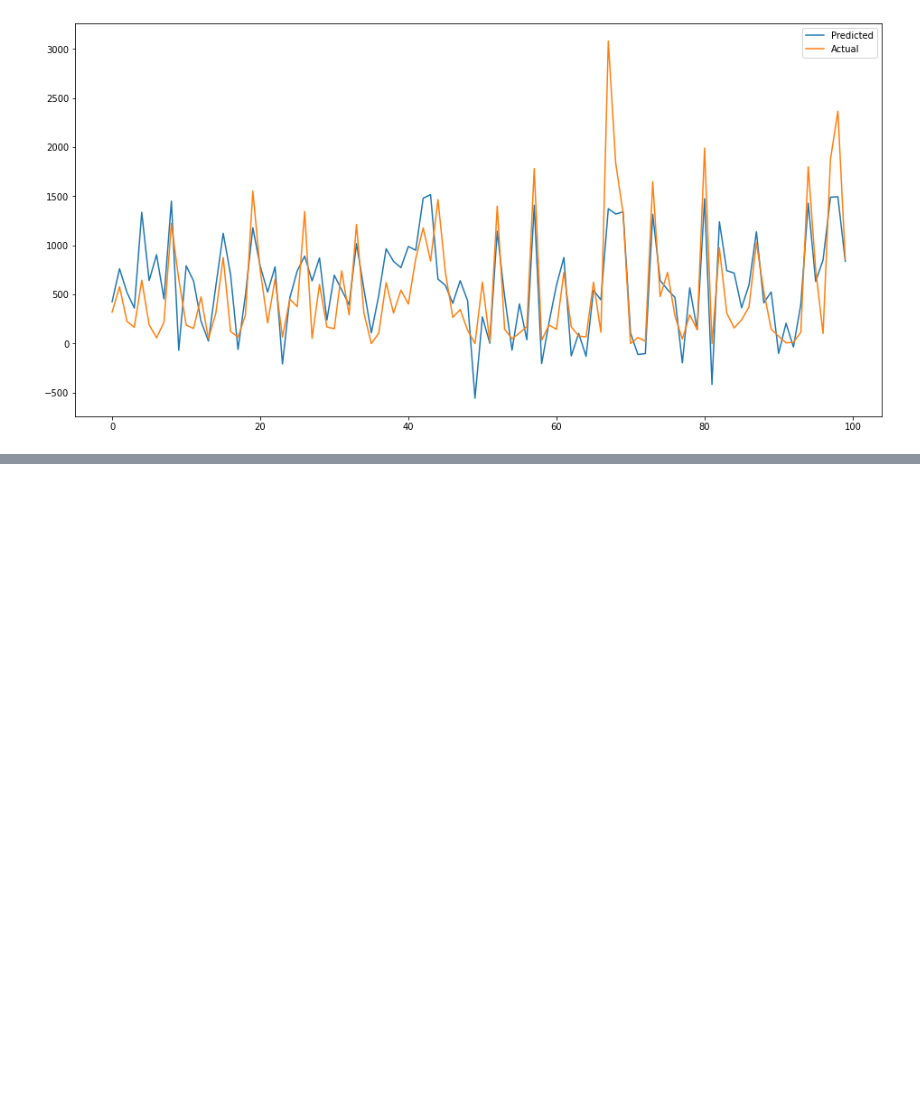
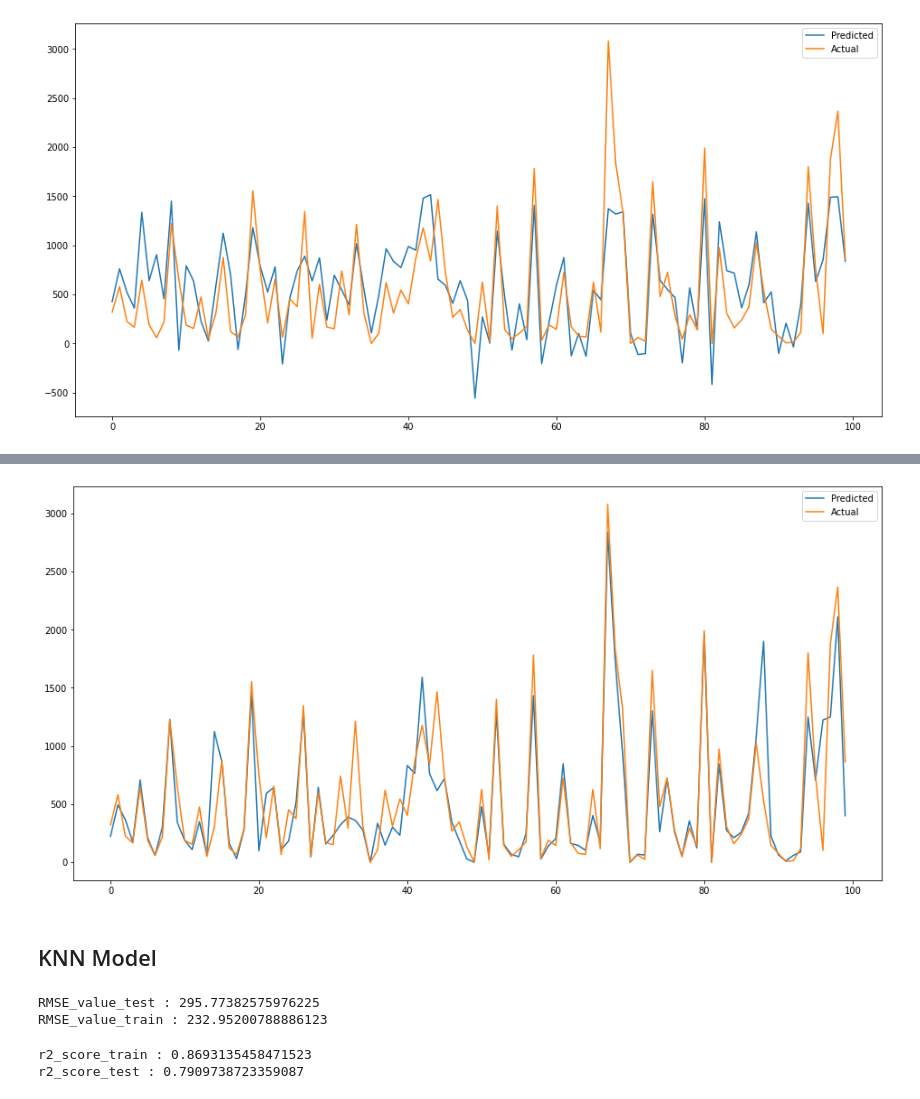
Before and after one commit to AjaharDaroga/Bike_Shearing_Demand_Prediction, a Jupyter notebook: Bike_Sharing_Demand_Prediction.ipynb, the cells around one changed output, grey strips where cells are left out. Cells and saved outputs as stored; diff of their text form; code cells hidden in the pictures; blank space fills up the shorter version.

```diff
--- a/Bike_Sharing_Demand_Prediction.ipynb
+++ b/Bike_Sharing_Demand_Prediction.ipynb
@@ -438,0 +478,6 @@ plt.show()
+# %%
+from sklearn.tree import DecisionTreeRegressor
+model_dt = DecisionTreeRegressor()
+fit_model=model_dt .fit(X_train, y_train)
+predict_train_dt=fit_model.predict(X_train)
+predict_test_dt=fit_model.predict(X_test)
@@ -438,0 +502,11 @@ plt.show()
+# %%
+# ploting actual and predicted
+plt.figure(figsize=(16,8))
+plt.plot((predict_test_dt)[:100])
+plt.plot((np.array(y_test)[:100]))
+plt.legend(["Predicted","Actual"])
+plt.show()
+# %% [output]
+[figure, added]
+# %% [markdown]
+## KNN Model
@@ -438,0 +521,18 @@ plt.show()
+# %%
+test_set_rmse_knn = (np.sqrt(mean_squared_error(predict_test_knn,y_test )))
+train_set_rmse = (np.sqrt(mean_squared_error(predict_train_knn,y_train )))
+
+print("RMSE_value_test :" , test_set_rmse_knn)
+print("RMSE_value_train :" , train_set_rmse)
+# %% [output]
+RMSE_value_test : 295.77382575976225
+RMSE_value_train : 232.95200788886123
+# %%
+# Finding r2 values
+train_set_r2 = r2_score(y_train, predict_train_knn)
+test_set_r2_knn = r2_score(y_test, predict_test_knn)
+print("r2_score_train :", train_set_r2)
+print("r2_score_test :", test_set_r2_knn)
+# %% [output]
+r2_score_train : 0.8693135458471523
+r2_score_test : 0.7909738723359087
```
Also changed, not shown: parts of 21 cells of this notebook.
